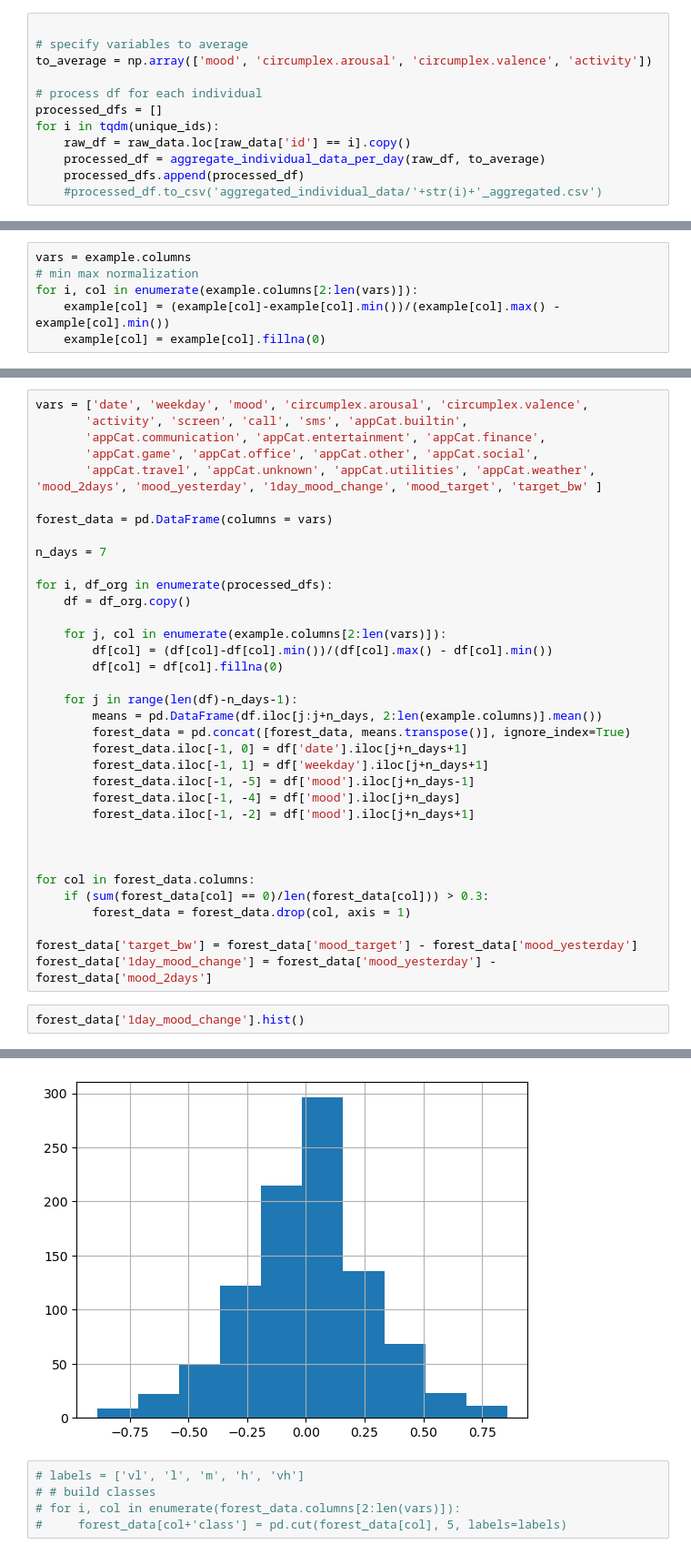
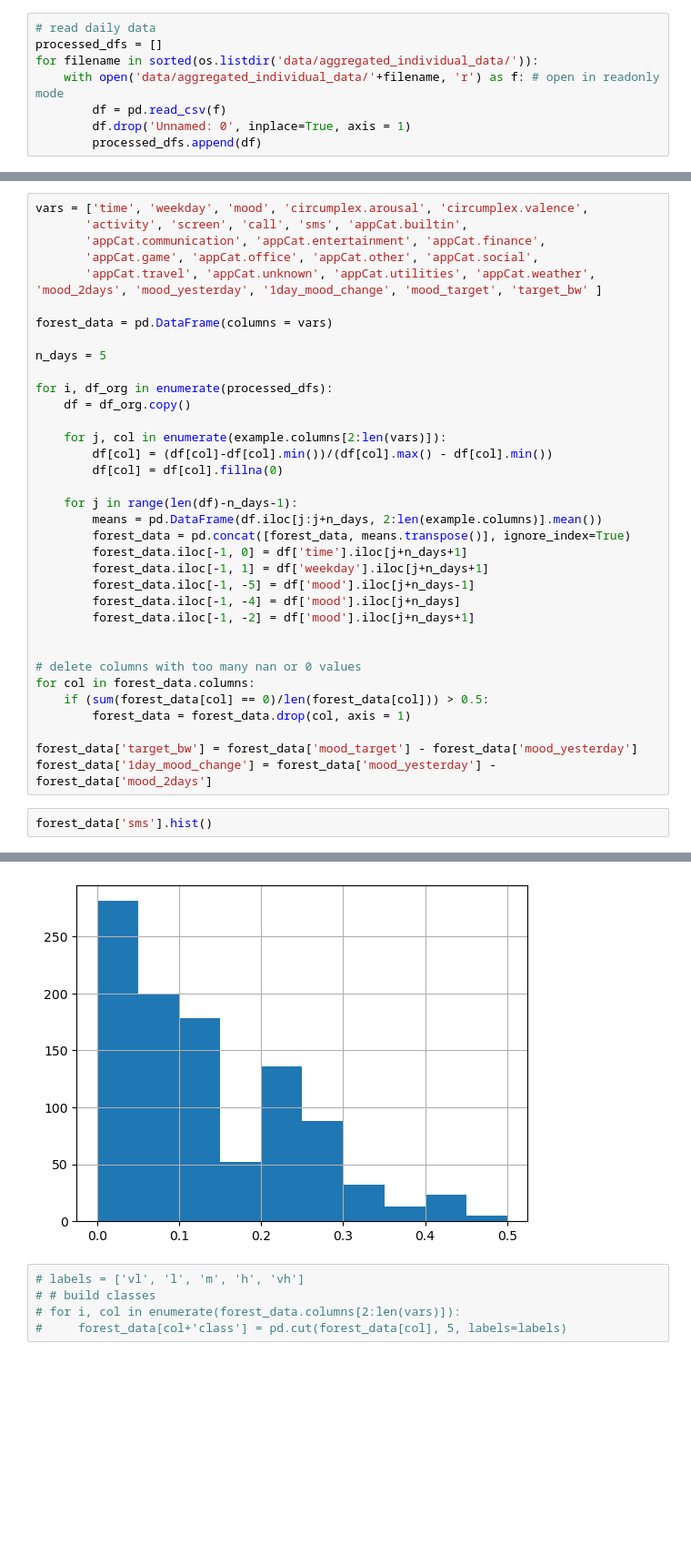
Before and after one commit to PaulHosek/DataMining, a Jupyter notebook: prepare_data_forrest.ipynb, the cells around one changed output, grey strips where cells are left out. Shown at 91% size. Drawn from its saved outputs; the diff is of its cells as text; blank space fills up the shorter version.

Commit message:
data cleaning and rf regressor

```diff
--- a/prepare_data_forrest.ipynb
+++ b/prepare_data_forrest.ipynb
@@ -79,15 +14,11 @@ unique_ids = raw_data['id'].unique()
-# %%
-
-# specify variables to average
-to_average = np.array(['mood', 'circumplex.arousal', 'circumplex.valence', 'activity'])
-
-# process df for each individual
-processed_dfs = []
-for i in tqdm(unique_ids):
-    raw_df = raw_data.loc[raw_data['id'] == i].copy()
-    processed_df = aggregate_individual_data_per_day(raw_df, to_average)
-    processed_dfs.append(processed_df)
-    #processed_df.to_csv('aggregated_individual_data/'+str(i)+'_aggregated.csv')
+# %%
+# read daily data
+processed_dfs = []
+for filename in sorted(os.listdir('data/aggregated_individual_data/')):
+    with open('data/aggregated_individual_data/'+filename, 'r') as f: # open in readonly mode
+        df = pd.read_csv(f)
+        df.drop('Unnamed: 0', inplace=True, axis = 1)
+        processed_dfs.append(df)
 # %%
 example = processed_dfs[1].copy()
 example.head()
@@ -101,7 +32 @@ example.head()
 5 rows × 21 columns
-# %%
-vars = example.columns
-# min max normalization
-for i, col in enumerate(example.columns[2:len(vars)]):
-    example[col] = (example[col]-example[col].min())/(example[col].max() - example[col].min())
-    example[col] = example[col].fillna(0)
@@ -122,5 +33,5 @@ len(example.columns)
 # %%
-vars = ['date', 'weekday', 'mood', 'circumplex.arousal', 'circumplex.valence',
+vars = ['time', 'weekday', 'mood', 'circumplex.arousal', 'circumplex.valence',
        'activity', 'screen', 'call', 'sms', 'appCat.builtin',
        'appCat.communication', 'appCat.entertainment', 'appCat.finance',
        'appCat.game', 'appCat.office', 'appCat.other', 'appCat.social',
@@ -128,7 +39,7 @@ vars = ['date', 'weekday', 'mood', 'circumplex.arousal', 'circumplex.valence',
 
 forest_data = pd.DataFrame(columns = vars)
 
-n_days = 7
+n_days = 5
 
 for i, df_org in enumerate(processed_dfs):
     df = df_org.copy()
@@ -140,25 +51,25 @@ for i, df_org in enumerate(processed_dfs):
     for j in range(len(df)-n_days-1):
         means = pd.DataFrame(df.iloc[j:j+n_days, 2:len(example.columns)].mean())
         forest_data = pd.concat([forest_data, means.transpose()], ignore_index=True)
-        forest_data.iloc[-1, 0] = df['date'].iloc[j+n_days+1]
+        forest_data.iloc[-1, 0] = df['time'].iloc[j+n_days+1]
         forest_data.iloc[-1, 1] = df['weekday'].iloc[j+n_days+1]
         forest_data.iloc[-1, -5] = df['mood'].iloc[j+n_days-1]
         forest_data.iloc[-1, -4] = df['mood'].iloc[j+n_days]
         forest_data.iloc[-1, -2] = df['mood'].iloc[j+n_days+1]
 
 
-
+# delete columns with too many nan or 0 values
 for col in forest_data.columns:
-    if (sum(forest_data[col] == 0)/len(forest_data[col])) > 0.3:
+    if (sum(forest_data[col] == 0)/len(forest_data[col])) > 0.5:
         forest_data = forest_data.drop(col, axis = 1)
 
 forest_data['target_bw'] = forest_data['mood_target'] - forest_data['mood_yesterday']
 forest_data['1day_mood_change'] = forest_data['mood_yesterday'] - forest_data['mood_2days']
 # %%
-forest_data['1day_mood_change'].hist()
+forest_data['sms'].hist()
 # %% [output]
 <Axes: >
-[figure, old version]
+[figure, new version]
 # %%
 # labels = ['vl', 'l', 'm', 'h', 'vh']
 # # build classes
```
Also changed, not shown: parts of 21 cells of this notebook, 56 other files.
